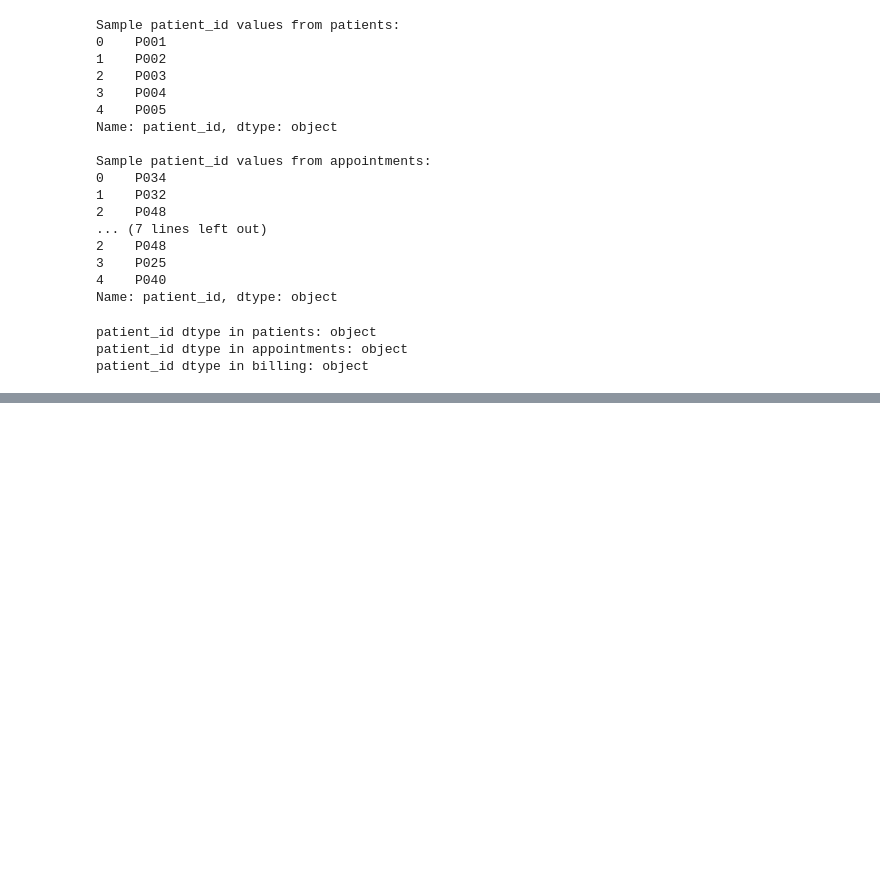
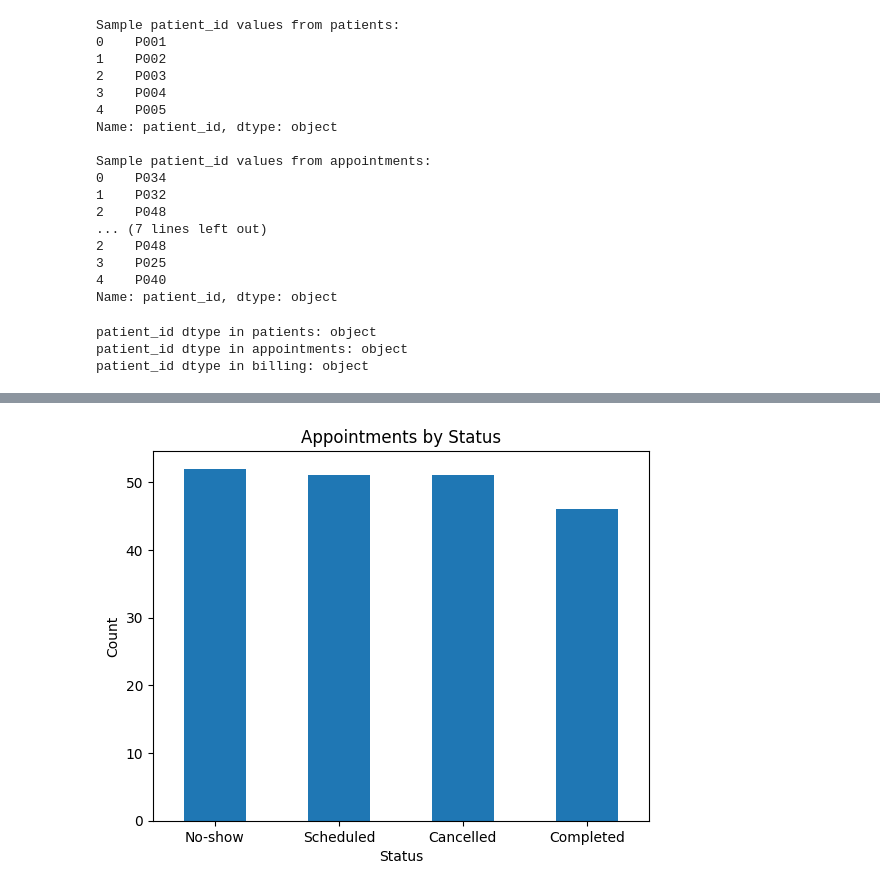
Before and after one commit to Ifthekher237/healthcare-ai-portfolio, a Jupyter notebook: project-01-hospital-operations-dashboard/notebooks/01_sql_joins_and_eda.ipynb, the cells around one changed output, grey strips where cells are left out. Saved outputs shown, nothing was run; the diff lists cells and outputs as text; code cells hidden in the pictures; blank space fills up the shorter version.

Commit message:
Completed project 1 healthcare analytics dashboard

```diff
--- a/project-01-hospital-operations-dashboard/notebooks/01_sql_joins_and_eda.ipynb
+++ b/project-01-hospital-operations-dashboard/notebooks/01_sql_joins_and_eda.ipynb
@@ -510,0 +354,9 @@ The next stage will focus on:
+# %%
+appointments_analytics = appointments.merge(
+    patients,
+    on="patient_id",
+    how="left"
+)
+
+print("Appointments analytics dataset created successfully.")
+appointments_analytics.head()
@@ -510,0 +511,9 @@ The next stage will focus on:
+# %%
+appointments_analytics["status"].value_counts().plot(kind="bar")
+plt.title("Appointments by Status")
+plt.xlabel("Status")
+plt.ylabel("Count")
+plt.xticks(rotation=0)
+plt.show()
+# %% [output]
+[figure, added]
```
Also changed, not shown: parts of 36 cells of this notebook, 3 other files.
